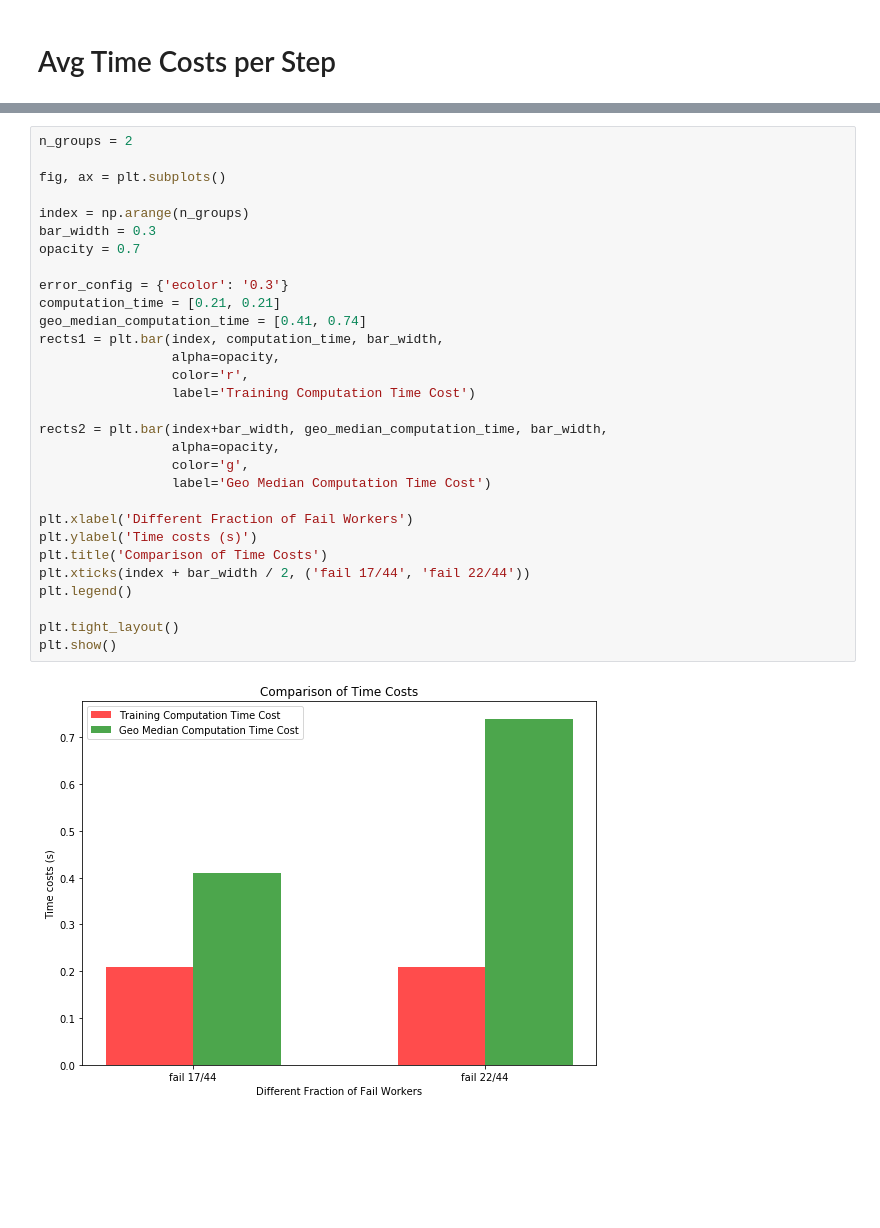
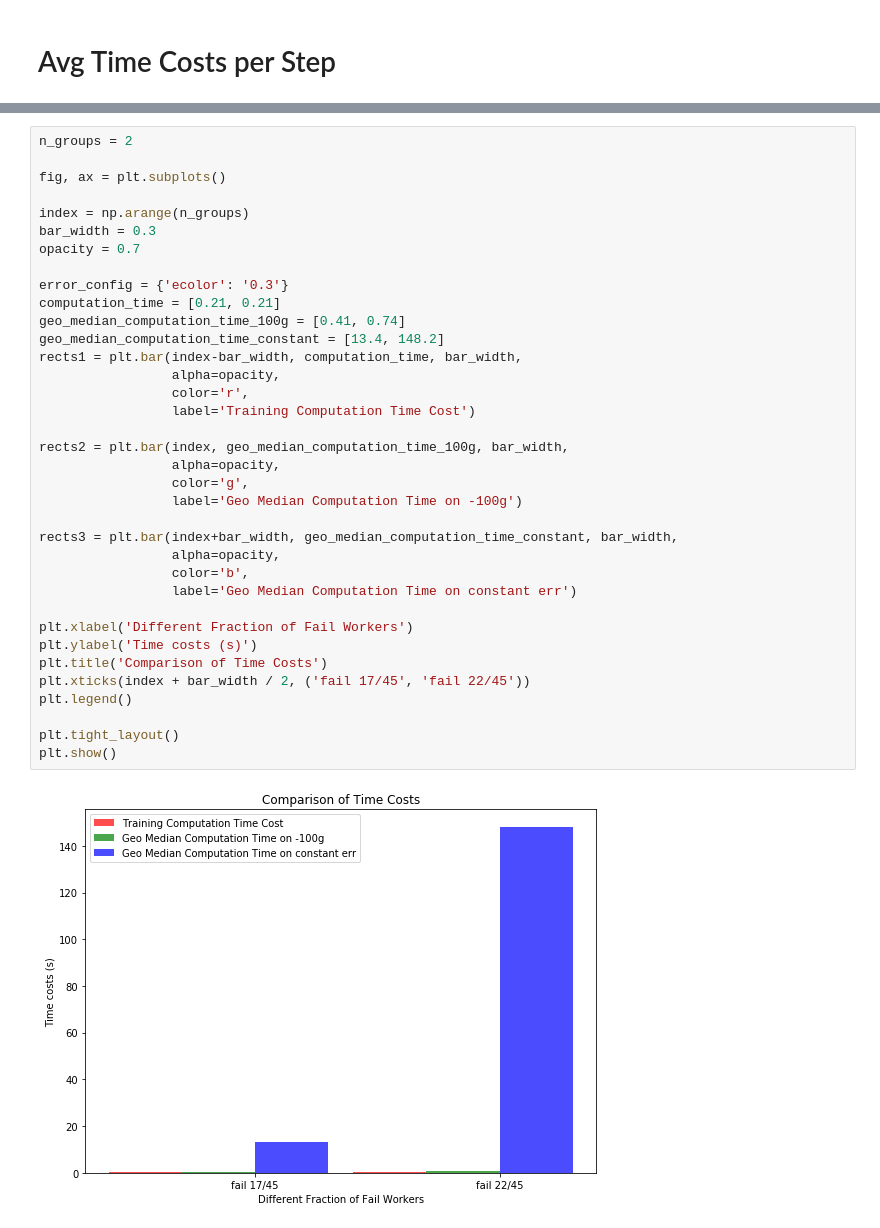
Before and after one commit to hwang595/Draco, a Jupyter notebook: analysis/errSimulation_and_geoMedian_verify.ipynb, the cells around one changed output, grey strips where cells are left out. Saved outputs shown, nothing was run; the diff lists cells and outputs as text; blank space fills up the shorter version.

```diff
--- a/analysis/errSimulation_and_geoMedian_verify.ipynb
+++ b/analysis/errSimulation_and_geoMedian_verify.ipynb
@@ -158,32 +198,38 @@ plt.show()
 # %%
 n_groups = 2
 
 fig, ax = plt.subplots()
 
 index = np.arange(n_groups)
 bar_width = 0.3
 opacity = 0.7
 
 error_config = {'ecolor': '0.3'}
 computation_time = [0.21, 0.21]
-geo_median_computation_time = [0.41, 0.74]
-rects1 = plt.bar(index, computation_time, bar_width,
+geo_median_computation_time_100g = [0.41, 0.74]
+geo_median_computation_time_constant = [13.4, 148.2]
+rects1 = plt.bar(index-bar_width, computation_time, bar_width,
                  alpha=opacity,
                  color='r',
                  label='Training Computation Time Cost')
 
-rects2 = plt.bar(index+bar_width, geo_median_computation_time, bar_width,
+rects2 = plt.bar(index, geo_median_computation_time_100g, bar_width,
                  alpha=opacity,
                  color='g',
-                 label='Geo Median Computation Time Cost')
+                 label='Geo Median Computation Time on -100g')
+
+rects3 = plt.bar(index+bar_width, geo_median_computation_time_constant, bar_width,
+                 alpha=opacity,
+                 color='b',
+                 label='Geo Median Computation Time on constant err')
 
 plt.xlabel('Different Fraction of Fail Workers')
 plt.ylabel('Time costs (s)')
 plt.title('Comparison of Time Costs')
-plt.xticks(index + bar_width / 2, ('fail 17/44', 'fail 22/44'))
+plt.xticks(index + bar_width / 2, ('fail 17/45', 'fail 22/45'))
 plt.legend()
 
 plt.tight_layout()
 plt.show()
 # %% [output]
-[figure, old version]
+[figure, new version]
```
Also changed, not shown: parts of 5 cells of this notebook.
